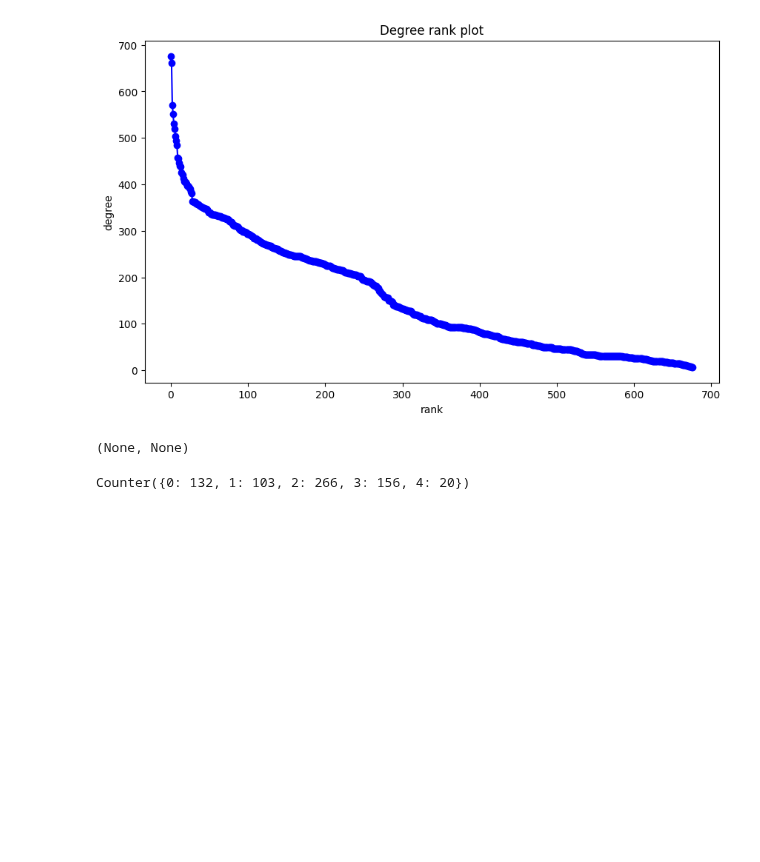
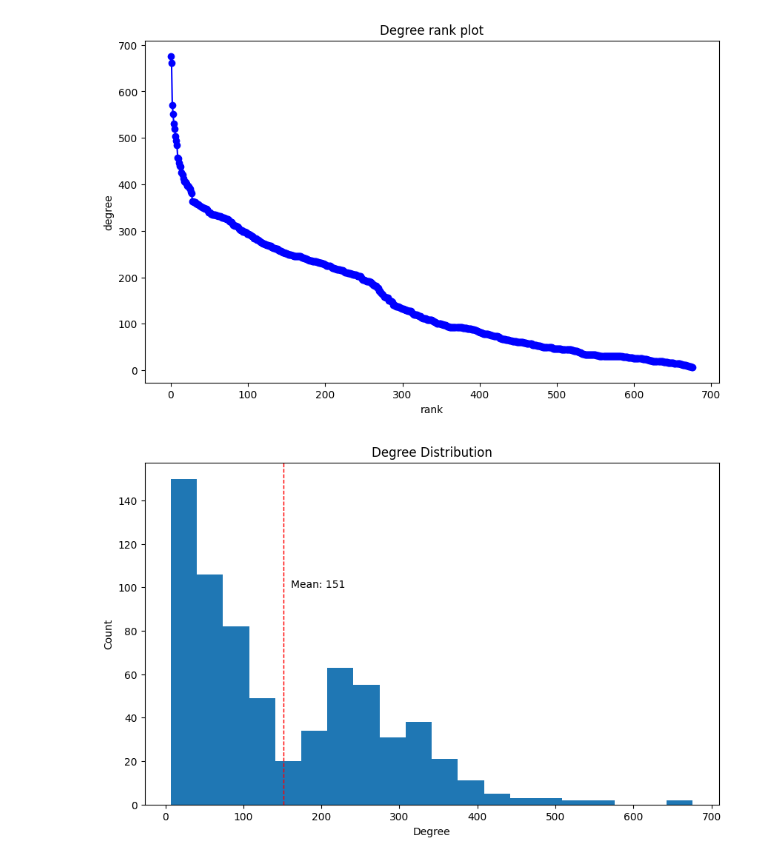
Before and after one commit to GitHub-Adminstrator/Social_science_project_final, a Jupyter notebook: pokemon.ipynb, the cells around one changed output. Drawn from its saved outputs; the diff is of its cells as text; code cells hidden in the pictures; blank space fills up the shorter version.

```diff
--- a/pokemon.ipynb
+++ b/pokemon.ipynb
@@ -308,8 +282,11 @@ def make_edgelist():
                 edges.append((poke_df_clean['pokemon'].iloc[i], poke_df_clean['pokemon'].iloc[j], num_shared_moves))
 
     return edges
-# %%
-edgelist = make_edgelist()
+# %%
+make_list = False
+
+if make_list:
+    edgelist = make_egg_group_edgelist()
 # %%
 def update_graph(G, edgelist):
     G.clear()
@@ -490,5 +462,5 @@ edgelist = make_anime_edgelist()
 # %%
 # make the graph
 anime_G = nx.Graph()
-# %%
-anime_G.add_weighted_edges_from(edgelist)
+# %%
+update_graph(anime_G, edgelist)
@@ -505,5 +495,17 @@ plt.xlabel("rank")
 plt.show()
 # %% [output]
 [figure]
+# %%
+# make histogram of degree distribution w. mean
+plt.figure(figsize=(10, 6))
+plt.hist(degree_sequence, bins=20)
+plt.axvline(np.mean(degree_sequence), color='r', linestyle='dashed', linewidth=1)
+plt.text(np.mean(degree_sequence) + 10, 100, 'Mean: {:.0f}'.format(np.mean(degree_sequence)))
+plt.title("Degree Distribution")
+plt.ylabel("Count")
+plt.xlabel("Degree")
+plt.show()
+# %% [output]
+[figure, added]
 # %%
 # find best partition
@@ -512,6 +515,4 @@ partition = community_louvain.best_partition(anime_G)
 # set the group attribute
 set_group(anime_G, partition)
 # %%
-#nw.visualize(anime_G)
+network, config = nw.visualize(anime_G)
-# %% [output]
-(None, None)
@@ -522,7 +518,0 @@ group_dict = {k: v for k, v in sorted(group_dict.items(), key=lambda item: item[
-# %%
-# count the number of pokemon in each group
-from collections import Counter
-group_count = Counter(group_dict.values())
-group_count
-# %% [output]
-Counter({0: 132, 1: 103, 2: 266, 3: 156, 4: 20})
```
Also changed, not shown: parts of 19 cells of this notebook.
